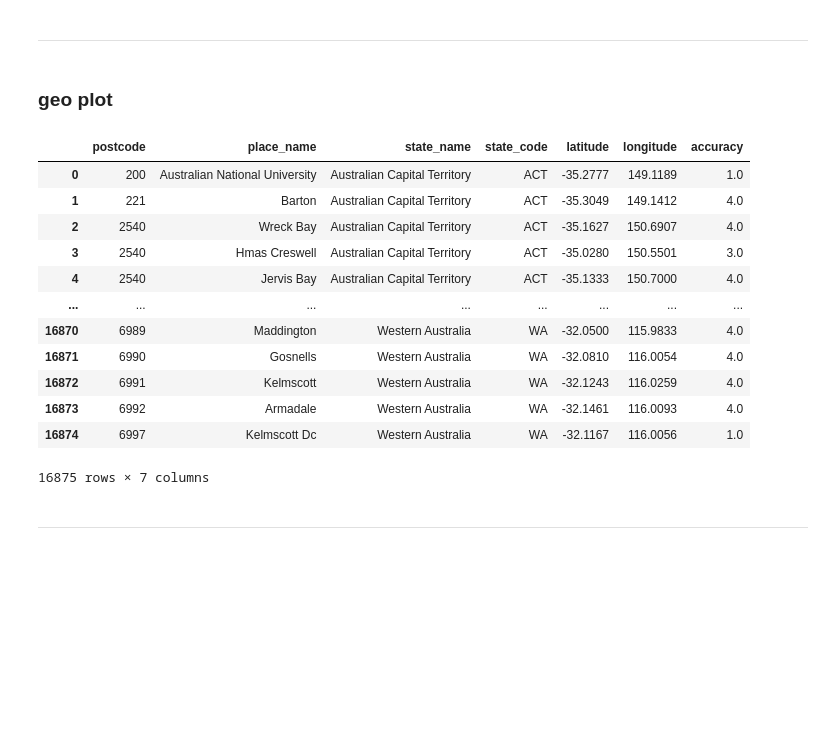
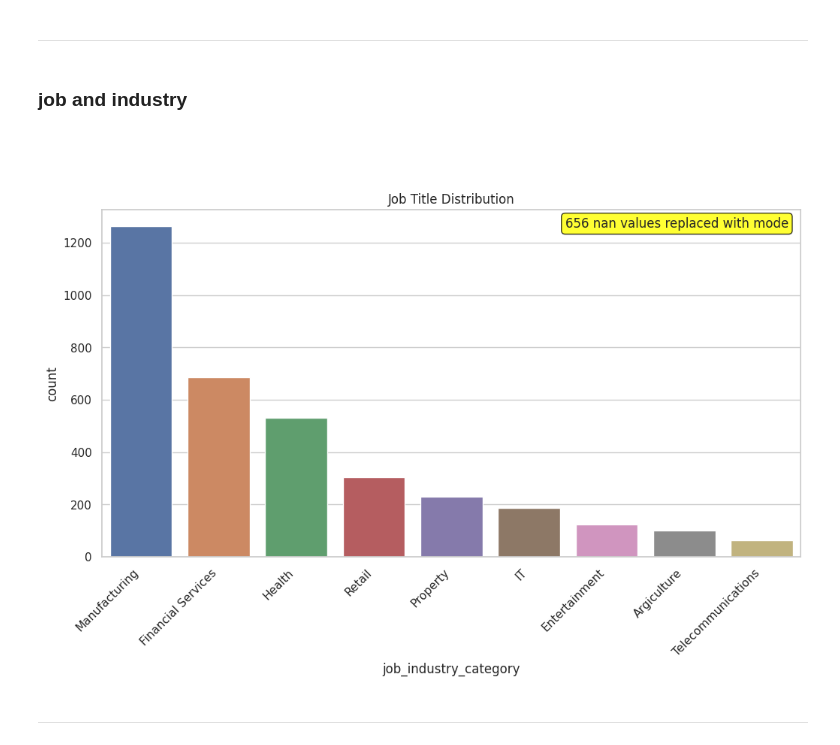
Before and after one commit to omkarpawar1430/KPMG-Virtual-Internship, a Jupyter notebook: Module 2/data_viz.ipynb, the cells around one changed output. Drawn from its saved outputs; the diff is of its cells as text; code cells hidden in the pictures; blank space fills up the shorter version.

```diff
--- a/Module 2/data_viz.ipynb
+++ b/Module 2/data_viz.ipynb
@@ -271,5 +268,20 @@ plt.show()
 the difference between people with car or without car is negligible.
 # %% [markdown]
 ---------
+# %% [markdown]
+### job and industry
+# %%
+plt.figure(figsize=(12, 6))
+sns.countplot(data=temp_view, x='job_industry_category', order=temp_view['job_industry_category'].value_counts().index)
+plt.title('Job Title Distribution')
+plt.xticks(rotation=45, ha='right')
+# Add a text box at the top-right corner
+plt.text(1.45, 1.2, f'656 nan values replaced with mode',
+         transform=ax.transAxes, horizontalalignment='right',
+         verticalalignment='top', bbox=dict(facecolor='Yellow',
+         edgecolor='black', boxstyle='round,pad=0.3', alpha=0.8))
+plt.show()
+# %% [output]
+[figure, added]
 # %% [markdown]
-### geo plot
+----
@@ -278,17 +287,0 @@ import pandas as pd
-# %%
-geo_df = pd.read_csv("/home/omkar/Omkar Pawar/Data Science/KPMG Virtual Internship/Data/au_postcodes.csv")
-geo_df
-# %% [output]
-|  | postcode | place_name | state_name | state_code | latitude | longitude | accuracy |
-| 0 | 200 | Australian National University | Australian Capital Territory | ACT | -35.2777 | 149.1189 | 1.0 |
-| 1 | 221 | Barton | Australian Capital Territory | ACT | -35.3049 | 149.1412 | 4.0 |
-| 2 | 2540 | Wreck Bay | Australian Capital Territory | ACT | -35.1627 | 150.6907 | 4.0 |
-| 3 | 2540 | Hmas Creswell | Australian Capital Territory | ACT | -35.0280 | 150.5501 | 3.0 |
-| 4 | 2540 | Jervis Bay | Australian Capital Territory | ACT | -35.1333 | 150.7000 | 4.0 |
-| ... | ... | ... | ... | ... | ... | ... | ... |
-| 16870 | 6989 | Maddington | Western Australia | WA | -32.0500 | 115.9833 | 4.0 |
-| 16871 | 6990 | Gosnells | Western Australia | WA | -32.0810 | 116.0054 | 4.0 |
-| 16872 | 6991 | Kelmscott | Western Australia | WA | -32.1243 | 116.0259 | 4.0 |
-| 16873 | 6992 | Armadale | Western Australia | WA | -32.1461 | 116.0093 | 4.0 |
-| 16874 | 6997 | Kelmscott Dc | Western Australia | WA | -32.1167 | 116.0056 | 1.0 |
-16875 rows × 7 columns
@@ -303,2 +287,0 @@ merged_df.drop_duplicates(inplace=True)
-# %% [markdown]
------------
```
Also changed, not shown: parts of 11 cells of this notebook.
